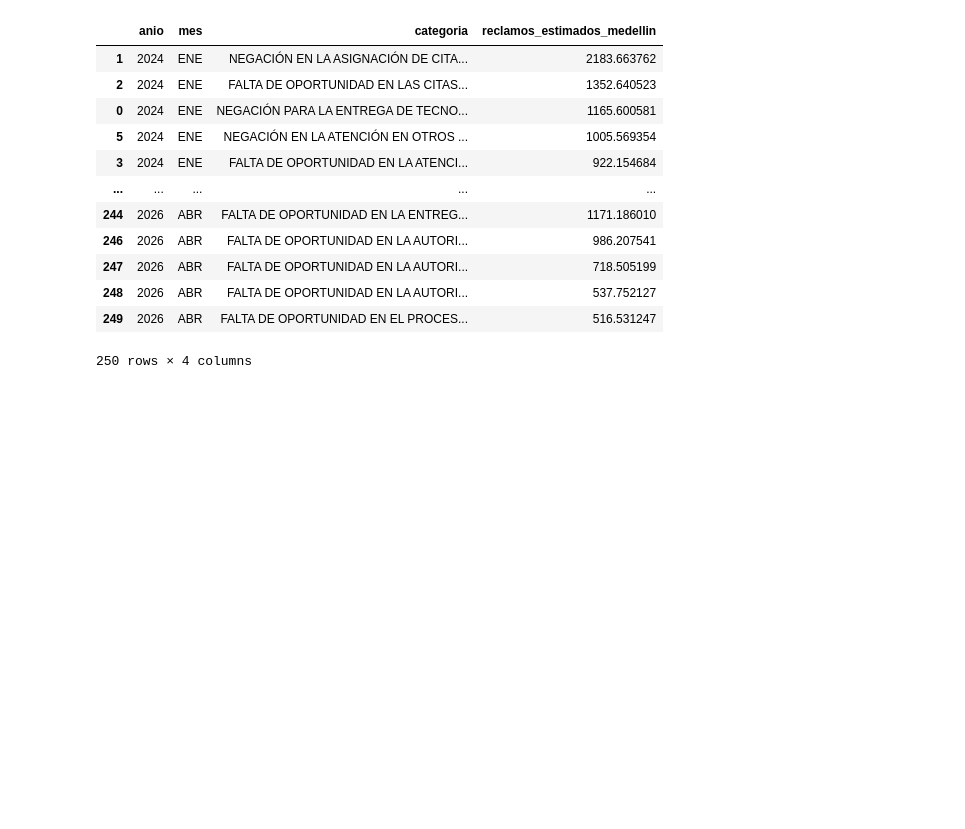
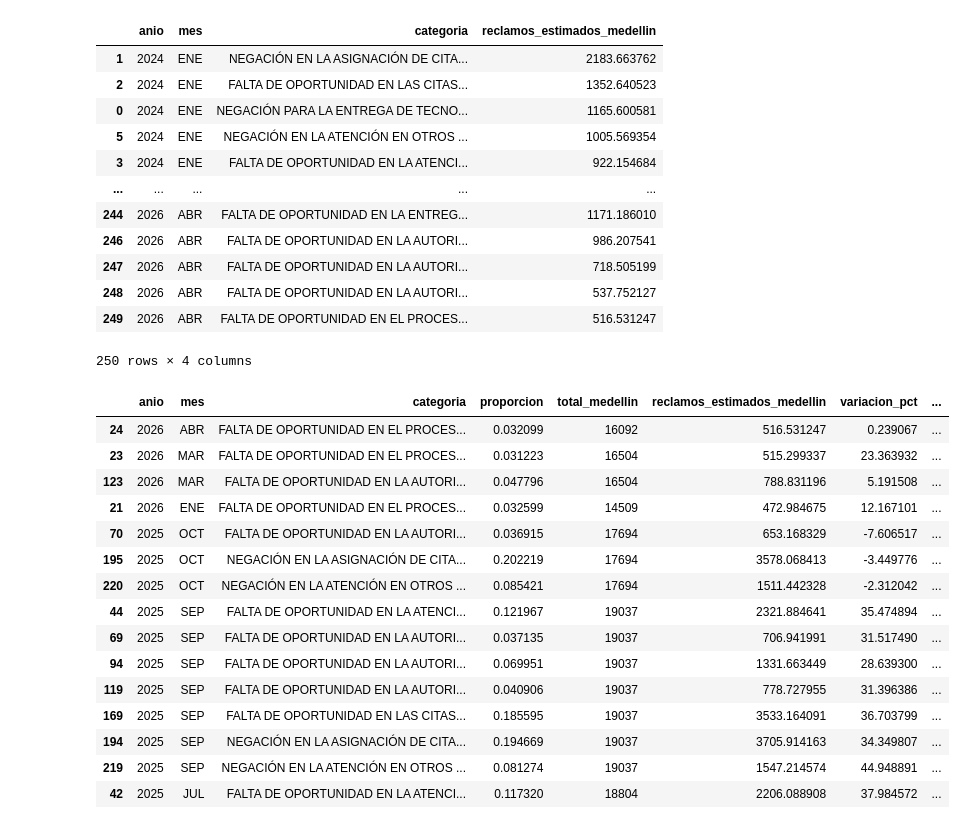
Before and after one commit to analiticapersoneriamedellin/atencion-salud-medellin, a Jupyter notebook: notebooks/01_analisis_exploratorio.ipynb, the cells around one changed output. Saved outputs shown, nothing was run; the diff lists cells and outputs as text; code cells hidden in the pictures; blank space fills up the shorter version.

Commit message:
Modelo de deteccion de anomalias con z-score - hallazgos: pico sistemico sep2025, referencia/contrarreferencia emergente

```diff
--- a/notebooks/01_analisis_exploratorio.ipynb
+++ b/notebooks/01_analisis_exploratorio.ipynb
@@ -117,3 +117,52 @@ estimado[['anio','mes','categoria','reclamos_estimados_medellin']].sort_values(
 | 248 | 2026 | ABR | FALTA DE OPORTUNIDAD EN LA AUTORI... | 537.752127 |
 | 249 | 2026 | ABR | FALTA DE OPORTUNIDAD EN EL PROCES... | 516.531247 |
 250 rows × 4 columns
+# %%
+import numpy as np
+
+df_modelo = pd.read_csv('../data/processed/medellin_motivos_estimados.csv')
+
+orden_meses = ["ENE","FEB","MAR","ABR","MAY","JUN","JUL","AGO","SEP","OCT","NOV","DIC"]
+df_modelo['mes'] = pd.Categorical(df_modelo['mes'], categories=orden_meses, ordered=True)
+df_modelo = df_modelo.sort_values(['categoria','anio','mes']).reset_index(drop=True)
+
+# Variación mes a mes (%) por motivo
+df_modelo['variacion_pct'] = df_modelo.groupby('categoria')['reclamos_estimados_medellin'].pct_change() * 100
+
+# Promedio móvil de 3 meses por motivo
+df_modelo['promedio_movil_3m'] = df_modelo.groupby('categoria')['reclamos_estimados_medellin'] \
+    .transform(lambda x: x.rolling(3, min_periods=1).mean())
+
+# Z-score respecto al histórico de CADA motivo (detección de anomalías simple)
+media_motivo = df_modelo.groupby('categoria')['reclamos_estimados_medellin'].transform('mean')
+std_motivo = df_modelo.groupby('categoria')['reclamos_estimados_medellin'].transform('std')
+df_modelo['z_score'] = (df_modelo['reclamos_estimados_medellin'] - media_motivo) / std_motivo
+
+# Clasificación de riesgo (umbral simple: z-score > 1.5 = riesgo alto)
+df_modelo['nivel_riesgo'] = pd.cut(
+    df_modelo['z_score'],
+    bins=[-np.inf, 0, 1.5, np.inf],
+    labels=['bajo', 'medio', 'alto']
+)
+
+df_modelo.to_csv('../data/processed/medellin_dataset_modelo.csv', index=False)
+
+# Ver los casos de riesgo alto más recientes
+df_modelo[df_modelo['nivel_riesgo']=='alto'].sort_values(['anio','mes'], ascending=False).head(15)
+# %% [output]
+|  | anio | mes | categoria | proporcion | total_medellin | reclamos_estimados_medellin | variacion_pct | ... |
+| 24 | 2026 | ABR | FALTA DE OPORTUNIDAD EN EL PROCES... | 0.032099 | 16092 | 516.531247 | 0.239067 | ... |
+| 23 | 2026 | MAR | FALTA DE OPORTUNIDAD EN EL PROCES... | 0.031223 | 16504 | 515.299337 | 23.363932 | ... |
+| 123 | 2026 | MAR | FALTA DE OPORTUNIDAD EN LA AUTORI... | 0.047796 | 16504 | 788.831196 | 5.191508 | ... |
+| 21 | 2026 | ENE | FALTA DE OPORTUNIDAD EN EL PROCES... | 0.032599 | 14509 | 472.984675 | 12.167101 | ... |
+| 70 | 2025 | OCT | FALTA DE OPORTUNIDAD EN LA AUTORI... | 0.036915 | 17694 | 653.168329 | -7.606517 | ... |
+| 195 | 2025 | OCT | NEGACIÓN EN LA ASIGNACIÓN DE CITA... | 0.202219 | 17694 | 3578.068413 | -3.449776 | ... |
+| 220 | 2025 | OCT | NEGACIÓN EN LA ATENCIÓN EN OTROS ... | 0.085421 | 17694 | 1511.442328 | -2.312042 | ... |
+| 44 | 2025 | SEP | FALTA DE OPORTUNIDAD EN LA ATENCI... | 0.121967 | 19037 | 2321.884641 | 35.474894 | ... |
+| 69 | 2025 | SEP | FALTA DE OPORTUNIDAD EN LA AUTORI... | 0.037135 | 19037 | 706.941991 | 31.517490 | ... |
+| 94 | 2025 | SEP | FALTA DE OPORTUNIDAD EN LA AUTORI... | 0.069951 | 19037 | 1331.663449 | 28.639300 | ... |
+| 119 | 2025 | SEP | FALTA DE OPORTUNIDAD EN LA AUTORI... | 0.040906 | 19037 | 778.727955 | 31.396386 | ... |
+| 169 | 2025 | SEP | FALTA DE OPORTUNIDAD EN LAS CITAS... | 0.185595 | 19037 | 3533.164091 | 36.703799 | ... |
+| 194 | 2025 | SEP | NEGACIÓN EN LA ASIGNACIÓN DE CITA... | 0.194669 | 19037 | 3705.914163 | 34.349807 | ... |
+| 219 | 2025 | SEP | NEGACIÓN EN LA ATENCIÓN EN OTROS ... | 0.081274 | 19037 | 1547.214574 | 44.948891 | ... |
+| 42 | 2025 | JUL | FALTA DE OPORTUNIDAD EN LA ATENCI... | 0.117320 | 18804 | 2206.088908 | 37.984572 | ... |
```
Also changed, not shown: 1 other file.
